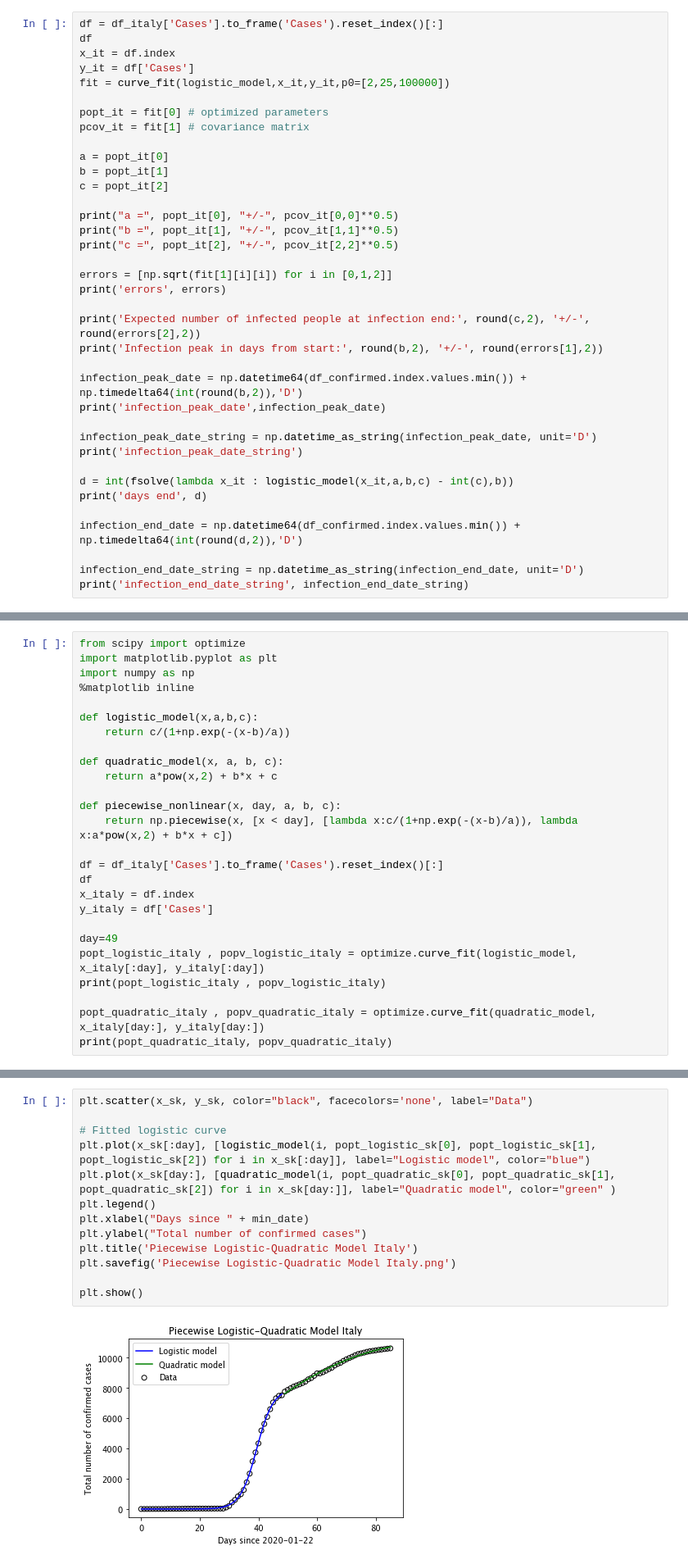
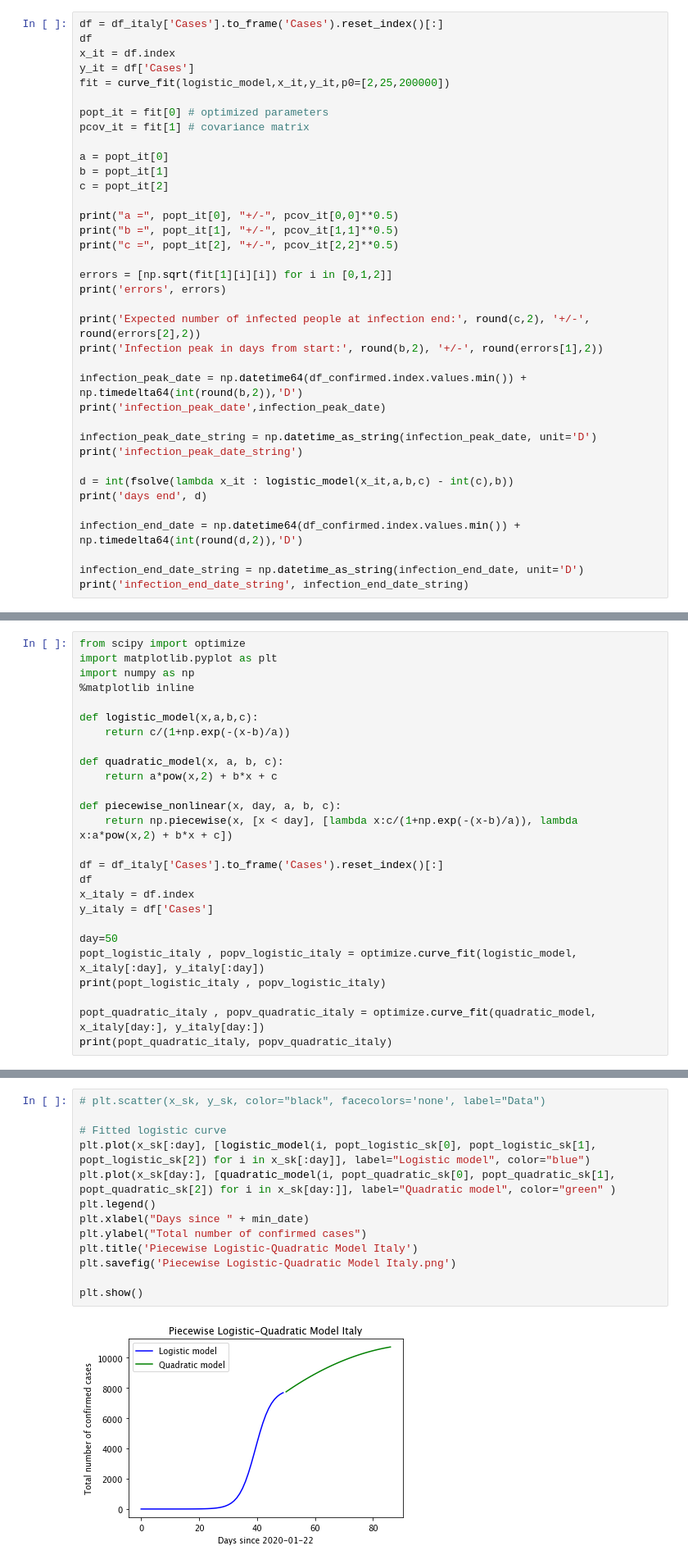
Before and after one commit to jayurbain/covid19, a Jupyter notebook: covid19_logistic_model.ipynb, the cells around one changed output, grey strips where cells are left out. Shown at 82% size. Cells and saved outputs as stored; diff of their text form.

```diff
--- a/covid19_logistic_model.ipynb
+++ b/covid19_logistic_model.ipynb
@@ -1004,7 +1004,7 @@ df = df_italy['Cases'].to_frame('Cases').reset_index()[:]
 df
 x_it = df.index
 y_it = df['Cases']
-fit = curve_fit(logistic_model,x_it,y_it,p0=[2,25,100000])
+fit = curve_fit(logistic_model,x_it,y_it,p0=[2,25,200000])
 
 popt_it = fit[0] # optimized parameters
 pcov_it = fit[1] # covariance matrix
@@ -1086,7 +1086,7 @@ df
 x_italy = df.index
 y_italy = df['Cases']
 
-day=49
+day=50
 popt_logistic_italy , popv_logistic_italy = optimize.curve_fit(logistic_model, x_italy[:day], y_italy[:day])
 print(popt_logistic_italy , popv_logistic_italy)
 
@@ -1102,18 +1102,18 @@ print(popt_quadratic_italy, popv_quadratic_italy)
 # %%
-plt.scatter(x_sk, y_sk, color="black", facecolors='none', label="Data")
+# plt.scatter(x_sk, y_sk, color="black", facecolors='none', label="Data")
 
 # Fitted logistic curve
 plt.plot(x_sk[:day], [logistic_model(i, popt_logistic_sk[0], popt_logistic_sk[1], popt_logistic_sk[2]) for i in x_sk[:day]], label="Logistic model", color="blue")
 plt.plot(x_sk[day:], [quadratic_model(i, popt_quadratic_sk[0], popt_quadratic_sk[1], popt_quadratic_sk[2]) for i in x_sk[day:]], label="Quadratic model", color="green" )
 plt.legend()
 plt.xlabel("Days since " + min_date)
 plt.ylabel("Total number of confirmed cases")
 plt.title('Piecewise Logistic-Quadratic Model Italy')
 plt.savefig('Piecewise Logistic-Quadratic Model Italy.png')
 
 plt.show()
 # %% [output]
-[figure, old version]
+[figure, new version]
 # %%
 us_italy_pop_factor = pop_dict['US Total']/pop_dict['Italy']
 us_italy_pop_factor
```
Also changed, not shown: parts of 59 cells of this notebook, 14 other files.
